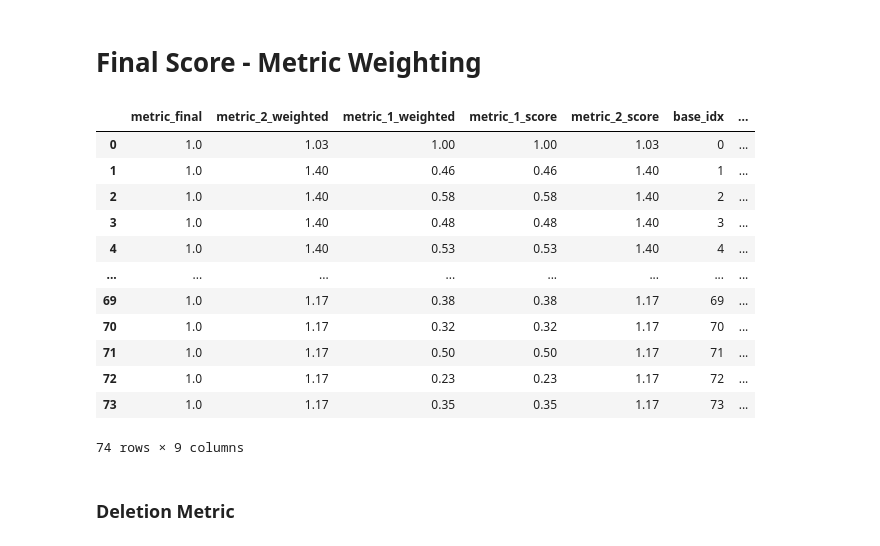
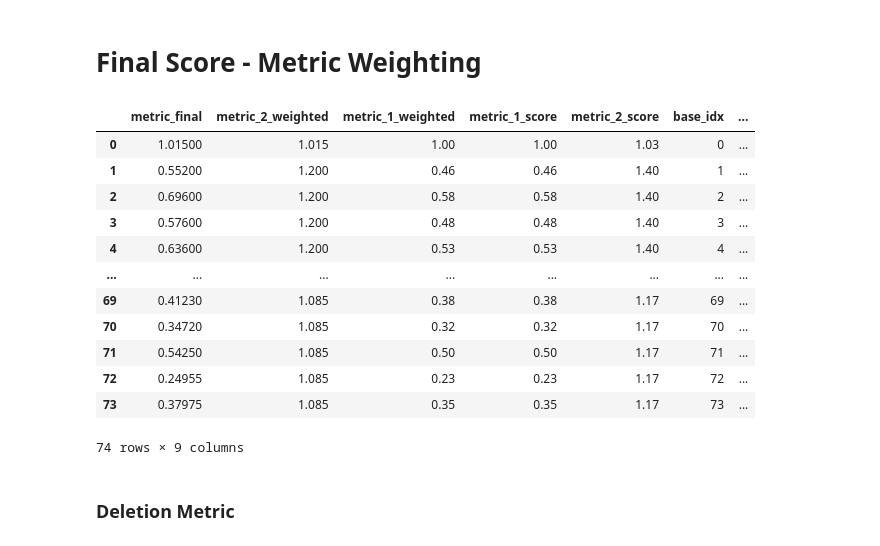
Before and after one commit to Dada-Tech/multimodal-video-trimming, a Jupyter notebook: MultiModal_Video_Summarization.ipynb, the cells around one changed output. Cells and saved outputs as stored; diff of their text form; code cells hidden in the pictures.

Commit message:
metric smoothening based on hyperparameter weight input

```diff
--- a/MultiModal_Video_Summarization.ipynb
+++ b/MultiModal_Video_Summarization.ipynb
@@ -980,39 +980,41 @@ def metric_adjusted_score(original_score, alpha):
 # %%
 # Metric 1 Apply
 drop_if_exists(df_sentences, "metric_1_weighted")
 df_sentences.insert(0, "metric_1_weighted", 1)
 df_sentences['metric_1_score'] = df_sentences['metric_1_score'].astype(float)
 
-df_sentences['metric_1_weighted'] = df_sentences.apply(lambda row: metric_adjusted_score(row['metric_1_score'], 1), axis=1)
+df_sentences['metric_1_weighted'] = df_sentences.apply(lambda row: metric_adjusted_score(row['metric_1_score'], hyperparameters['metric_1']['weight']), axis=1)
 
 # Metric 2 Apply
 drop_if_exists(df_sentences, "metric_2_weighted")
 df_sentences.insert(0, "metric_2_weighted", 1)
 df_sentences['metric_2_score'] = df_sentences['metric_2_score'].astype(float)
 
-df_sentences['metric_2_weighted'] = df_sentences.apply(lambda row: metric_adjusted_score(row['metric_2_score'], 1), axis=1)
+df_sentences['metric_2_weighted'] = df_sentences.apply(lambda row: metric_adjusted_score(row['metric_2_score'], hyperparameters['metric_2']['weight']), axis=1)
 
 
-# Final Metric Column
+# Metric Final Apply
 drop_if_exists(df_sentences, "metric_final")
 df_sentences.insert(0, "metric_final", 1)
-df_sentences['metric_final'] = df_sentences['metric_final'].astype(float)
+# df_sentences['metric_final'] = df_sentences['metric_final'].astype(float)
+
+df_sentences['metric_final'] = df_sentences['metric_1_weighted'] * df_sentences['metric_2_weighted']
 
 
 notebook_mode_print(df_sentences)
 # %% [output]
 |  | metric_final | metric_2_weighted | metric_1_weighted | metric_1_score | metric_2_score | base_idx | ... |
-| 0 | 1.0 | 1.03 | 1.00 | 1.00 | 1.03 | 0 | ... |
-| 1 | 1.0 | 1.40 | 0.46 | 0.46 | 1.40 | 1 | ... |
-| 2 | 1.0 | 1.40 | 0.58 | 0.58 | 1.40 | 2 | ... |
-| 3 | 1.0 | 1.40 | 0.48 | 0.48 | 1.40 | 3 | ... |
-| 4 | 1.0 | 1.40 | 0.53 | 0.53 | 1.40 | 4 | ... |
+| 0 | 1.01500 | 1.015 | 1.00 | 1.00 | 1.03 | 0 | ... |
+| 1 | 0.55200 | 1.200 | 0.46 | 0.46 | 1.40 | 1 | ... |
+| 2 | 0.69600 | 1.200 | 0.58 | 0.58 | 1.40 | 2 | ... |
+| 3 | 0.57600 | 1.200 | 0.48 | 0.48 | 1.40 | 3 | ... |
+| 4 | 0.63600 | 1.200 | 0.53 | 0.53 | 1.40 | 4 | ... |
 | ... | ... | ... | ... | ... | ... | ... | ... |
-| 69 | 1.0 | 1.17 | 0.38 | 0.38 | 1.17 | 69 | ... |
-| 70 | 1.0 | 1.17 | 0.32 | 0.32 | 1.17 | 70 | ... |
-| 71 | 1.0 | 1.17 | 0.50 | 0.50 | 1.17 | 71 | ... |
-| 72 | 1.0 | 1.17 | 0.23 | 0.23 | 1.17 | 72 | ... |
-| 73 | 1.0 | 1.17 | 0.35 | 0.35 | 1.17 | 73 | ... |
+| 69 | 0.41230 | 1.085 | 0.38 | 0.38 | 1.17 | 69 | ... |
+| 70 | 0.34720 | 1.085 | 0.32 | 0.32 | 1.17 | 70 | ... |
+| 71 | 0.54250 | 1.085 | 0.50 | 0.50 | 1.17 | 71 | ... |
+| 72 | 0.24955 | 1.085 | 0.23 | 0.23 | 1.17 | 72 | ... |
+| 73 | 0.37975 | 1.085 | 0.35 | 0.35 | 1.17 | 73 | ... |
 74 rows × 9 columns
 # %% [markdown]
 ### Deletion Metric
```
